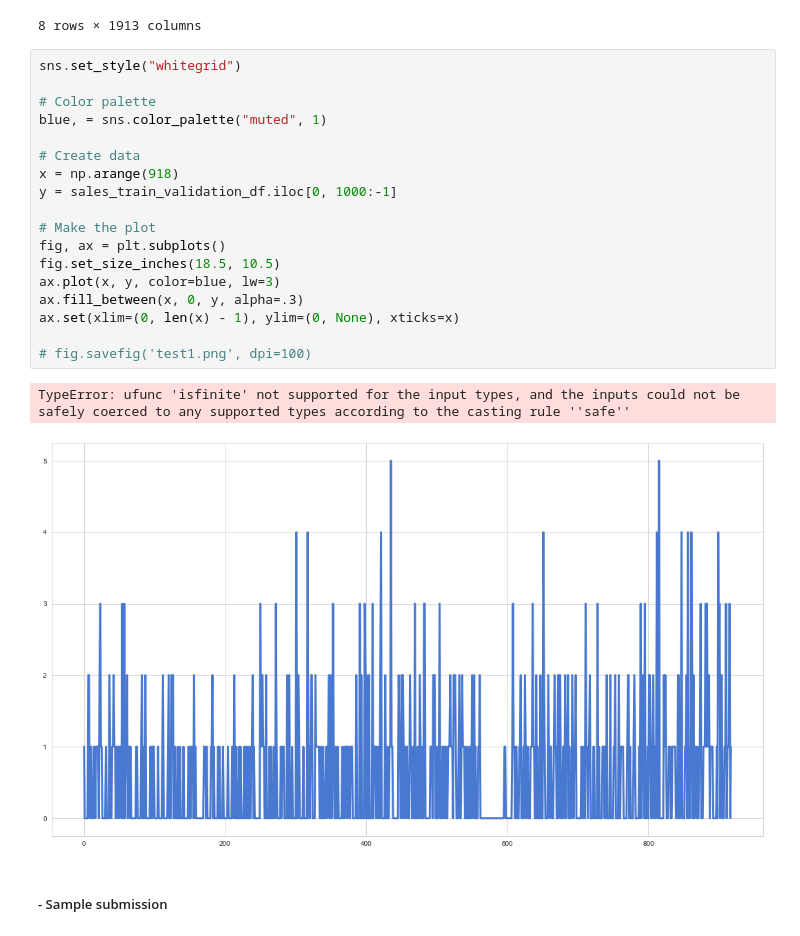
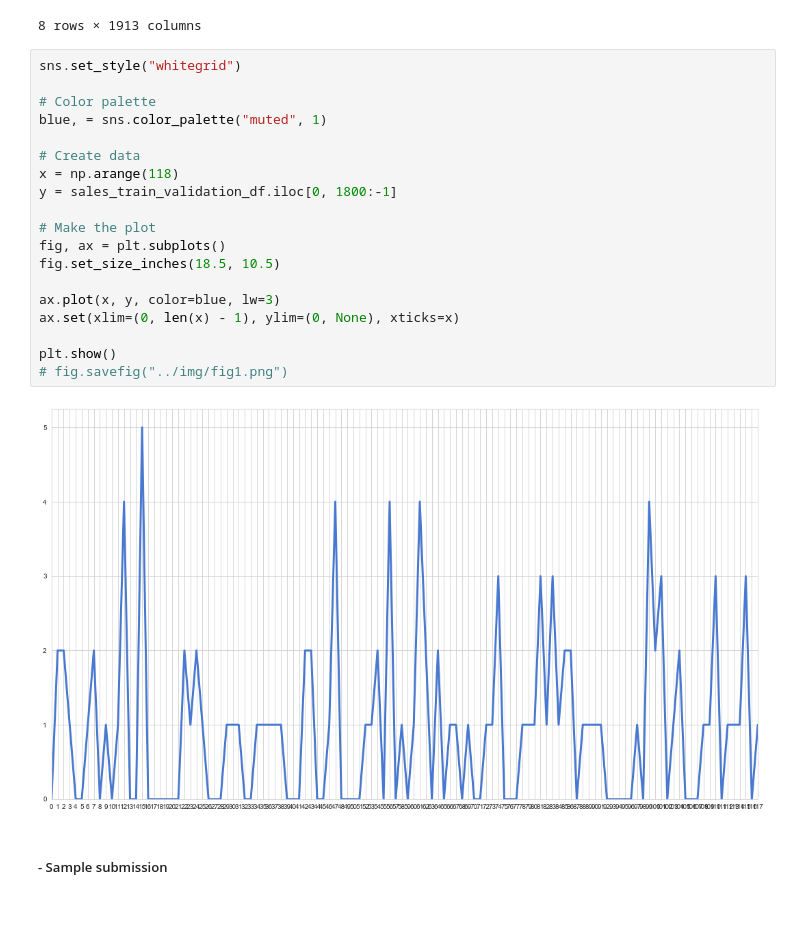
Before and after one commit to GabriellePrat/m5-forecasting-accuracy, a Jupyter notebook: shared_notebooks/01-eda.ipynb, the cells around one changed output. Saved outputs shown, nothing was run; the diff lists cells and outputs as text; blank space fills up the shorter version.

```diff
--- a/shared_notebooks/01-eda.ipynb
+++ b/shared_notebooks/01-eda.ipynb
@@ -181,24 +205,24 @@ sales_train_validation_df.describe()
 # %%
 sns.set_style("whitegrid")
 
 # Color palette
 blue, = sns.color_palette("muted", 1)
 
 # Create data
-x = np.arange(918)
-y = sales_train_validation_df.iloc[0, 1000:-1]
+x = np.arange(118)
+y = sales_train_validation_df.iloc[0, 1800:-1]
 
 # Make the plot
 fig, ax = plt.subplots()
 fig.set_size_inches(18.5, 10.5)
+
 ax.plot(x, y, color=blue, lw=3)
-ax.fill_between(x, 0, y, alpha=.3)
 ax.set(xlim=(0, len(x) - 1), ylim=(0, None), xticks=x)
 
-# fig.savefig('test1.png', dpi=100)
+plt.show()
+# fig.savefig("../img/fig1.png")
 # %% [output]
-TypeError: ufunc 'isfinite' not supported for the input types, and the inputs could not be safely coerced to any supported types according to the casting rule ''safe''
-[figure, old version]
+[figure, new version]
 # %% [markdown]
 ##### - Sample submission
 # %%
```
Also changed, not shown: parts of 3 cells of this notebook, 1 other file.
